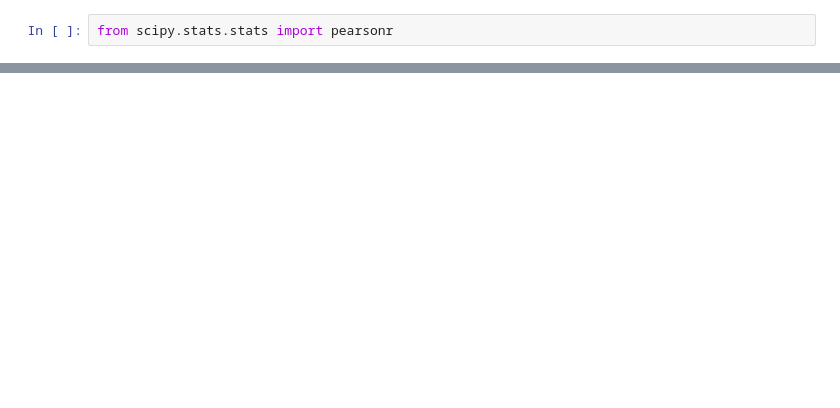
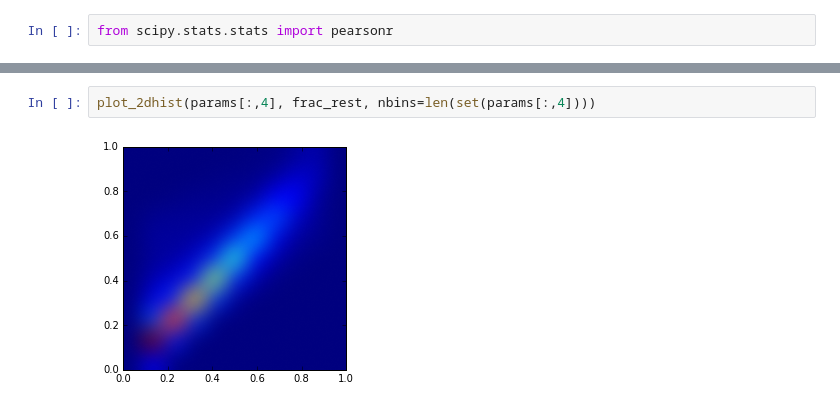
Before and after one commit to mpaquette/axcal_analyse_notebook, a Jupyter notebook: Analyse_1.ipynb, the cells around one changed output, grey strips where cells are left out. Drawn from its saved outputs; the diff is of its cells as text; blank space fills up the shorter version.

```diff
--- a/Analyse_1.ipynb
+++ b/Analyse_1.ipynb
@@ -144,0 +194,4 @@ pearsonr(frac_rest, frac_rest_sim)
+# %%
+plot_2dhist(params[:,4], frac_rest, nbins=len(set(params[:,4])))
+# %% [output]
+[figure, added]
```
Also changed, not shown: parts of 24 cells of this notebook.
